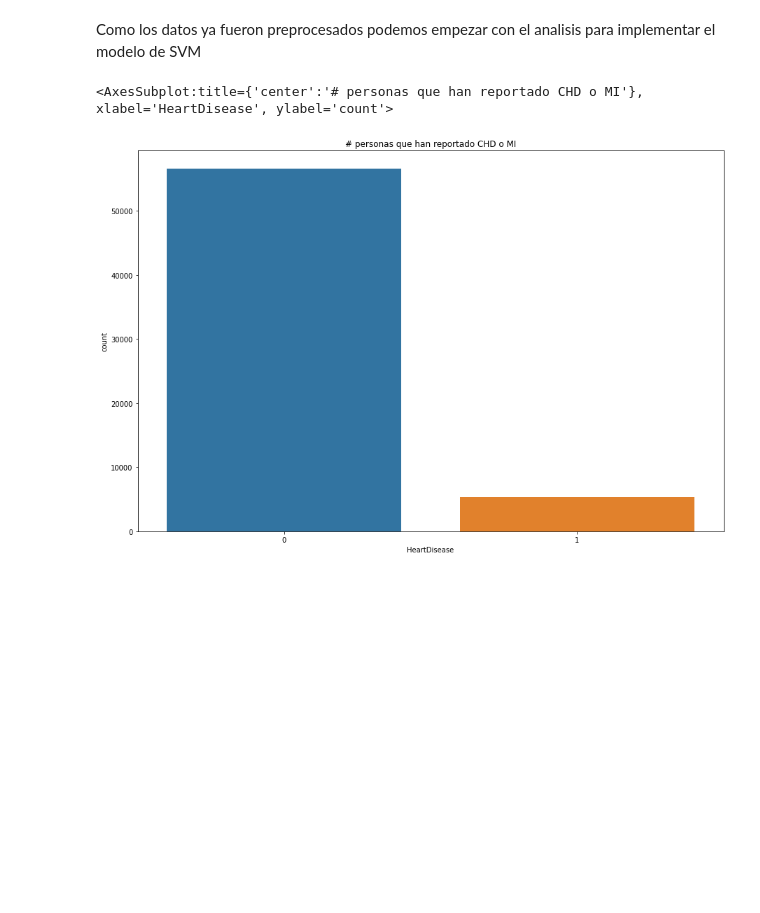
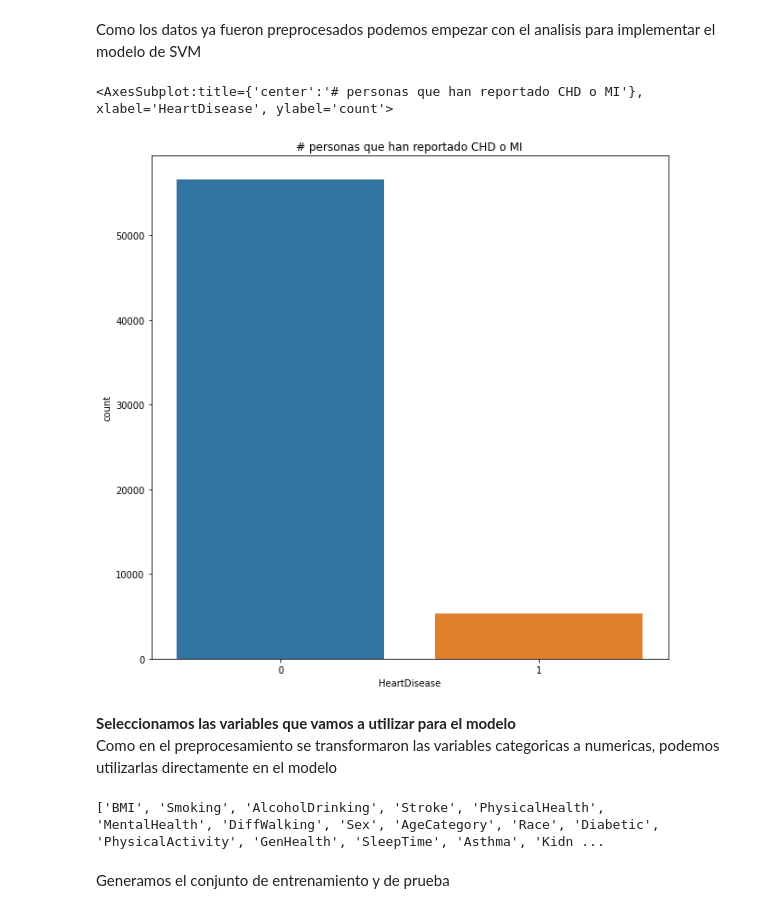
Before and after one commit to Gatos-de-negocios-BI/Laboratorio_1, a Jupyter notebook: svm.ipynb, the cells around one changed output. Saved outputs shown, nothing was run; the diff lists cells and outputs as text; code cells hidden in the pictures; blank space fills up the shorter version.

```diff
--- a/svm.ipynb
+++ b/svm.ipynb
@@ -88,9 +90,21 @@ dtype: float64
 # %% [markdown]
 Como los datos ya fueron preprocesados podemos empezar con el analisis para implementar el modelo de SVM
 # %%
-fig = plt.figure(figsize=(15, 10))
+fig = plt.figure(figsize=(10, 10))
 plt.title('# personas que han reportado CHD o MI')
 sns.countplot(x='HeartDisease', data=data)
 # %% [output]
 <AxesSubplot:title={'center':'# personas que han reportado CHD o MI'}, xlabel='HeartDisease', ylabel='count'>
-[figure, old version]
+[figure, new version]
+# %% [markdown]
+<b>Seleccionamos las variables que vamos a utilizar para el modelo </b><br>
+Como en el preprocesamiento se transformaron las variables categoricas a numericas, podemos utilizarlas directamente en el modelo
+# %%
+features = list(data.columns)
+features.remove('Index')
+features.remove('HeartDisease')
+print(features)
+# %% [output]
+['BMI', 'Smoking', 'AlcoholDrinking', 'Stroke', 'PhysicalHealth', 'MentalHealth', 'DiffWalking', 'Sex', 'AgeCategory', 'Race', 'Diabetic', 'PhysicalActivity', 'GenHealth', 'SleepTime', 'Asthma', 'Kidn ...
+# %% [markdown]
+Generamos el conjunto de entrenamiento y de prueba
```
Also changed, not shown: parts of 19 cells of this notebook.
